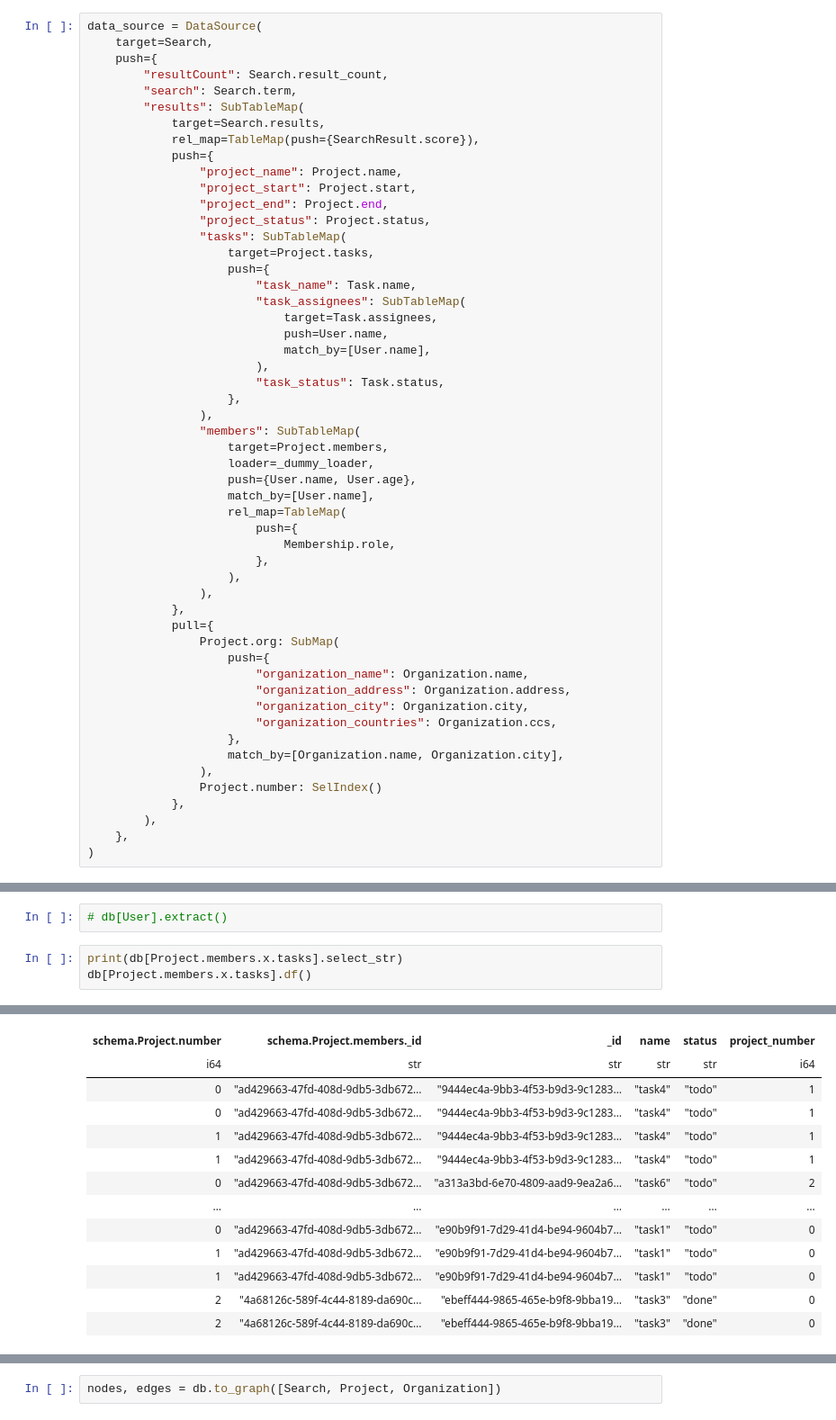
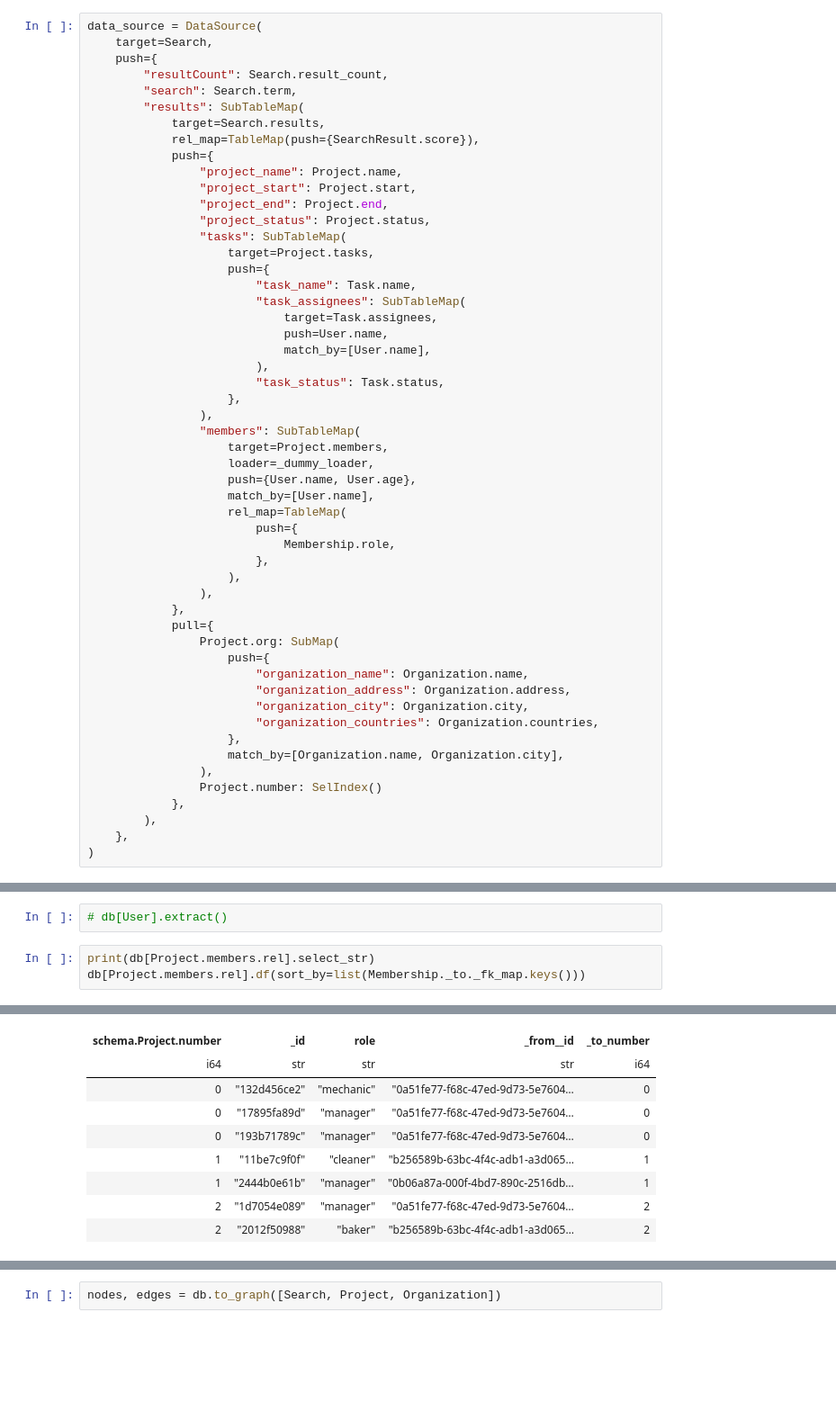
Before and after one commit to cloudlane-one/py-research, a Jupyter notebook: exp/test_db.ipynb, the cells around one changed output, grey strips where cells are left out. Shown: that part at 90% size. Drawn from its saved outputs; the diff is of its cells as text; blank space fills up the shorter version.

```diff
--- a/exp/test_db.ipynb
+++ b/exp/test_db.ipynb
@@ -79,7 +79,7 @@ data_source = DataSource(
                         "organization_name": Organization.name,
                         "organization_address": Organization.address,
                         "organization_city": Organization.city,
-                        "organization_countries": Organization.ccs,
+                        "organization_countries": Organization.countries,
                     },
                     match_by=[Organization.name, Organization.city],
                 ),
@@ -197,6 +205,6 @@ with warnings.catch_warnings():
 # %%
 # db[User].extract()
 # %%
-print(db[Project.members.x.tasks].select_str)
-db[Project.members.x.tasks].df()
+print(db[Project.members.rel].select_str)
+db[Project.members.rel].df(sort_by=list(Membership._to._fk_map.keys()))
 # %% [output]
@@ -217,16 +221,12 @@ shape: (20, 6)
-| schema.Project.number | schema.Project.members._id | _id | name | status | project_number |
-| i64 | str | str | str | str | i64 |
-| 0 | "ad429663-47fd-408d-9db5-3db672… | "9444ec4a-9bb3-4f53-b9d3-9c1283… | "task4" | "todo" | 1 |
-| 0 | "ad429663-47fd-408d-9db5-3db672… | "9444ec4a-9bb3-4f53-b9d3-9c1283… | "task4" | "todo" | 1 |
-| 1 | "ad429663-47fd-408d-9db5-3db672… | "9444ec4a-9bb3-4f53-b9d3-9c1283… | "task4" | "todo" | 1 |
-| 1 | "ad429663-47fd-408d-9db5-3db672… | "9444ec4a-9bb3-4f53-b9d3-9c1283… | "task4" | "todo" | 1 |
-| 0 | "ad429663-47fd-408d-9db5-3db672… | "a313a3bd-6e70-4809-aad9-9ea2a6… | "task6" | "todo" | 2 |
-| … | … | … | … | … | … |
-| 0 | "ad429663-47fd-408d-9db5-3db672… | "e90b9f91-7d29-41d4-be94-9604b7… | "task1" | "todo" | 0 |
-| 1 | "ad429663-47fd-408d-9db5-3db672… | "e90b9f91-7d29-41d4-be94-9604b7… | "task1" | "todo" | 0 |
-| 1 | "ad429663-47fd-408d-9db5-3db672… | "e90b9f91-7d29-41d4-be94-9604b7… | "task1" | "todo" | 0 |
-| 2 | "4a68126c-589f-4c44-8189-da690c… | "ebeff444-9865-465e-b9f8-9bba19… | "task3" | "done" | 0 |
-| 2 | "4a68126c-589f-4c44-8189-da690c… | "ebeff444-9865-465e-b9f8-9bba19… | "task3" | "done" | 0 |
+| schema.Project.number | _id | role | _from__id | _to_number |
+| i64 | str | str | str | i64 |
+| 0 | "132d456ce2" | "mechanic" | "0a51fe77-f68c-47ed-9d73-5e7604… | 0 |
+| 0 | "17895fa89d" | "manager" | "0a51fe77-f68c-47ed-9d73-5e7604… | 0 |
+| 0 | "193b71789c" | "manager" | "0a51fe77-f68c-47ed-9d73-5e7604… | 0 |
+| 1 | "11be7c9f0f" | "cleaner" | "b256589b-63bc-4f4c-adb1-a3d065… | 1 |
+| 1 | "2444b0e61b" | "manager" | "0b06a87a-000f-4bd7-890c-2516db… | 1 |
+| 2 | "1d7054e089" | "manager" | "0a51fe77-f68c-47ed-9d73-5e7604… | 2 |
+| 2 | "2012f50988" | "baker" | "b256589b-63bc-4f4c-adb1-a3d065… | 2 |
 # %%
 db.describe()
 # %% [output]
```
Also changed, not shown: parts of 14 cells of this notebook, 2 other files.
